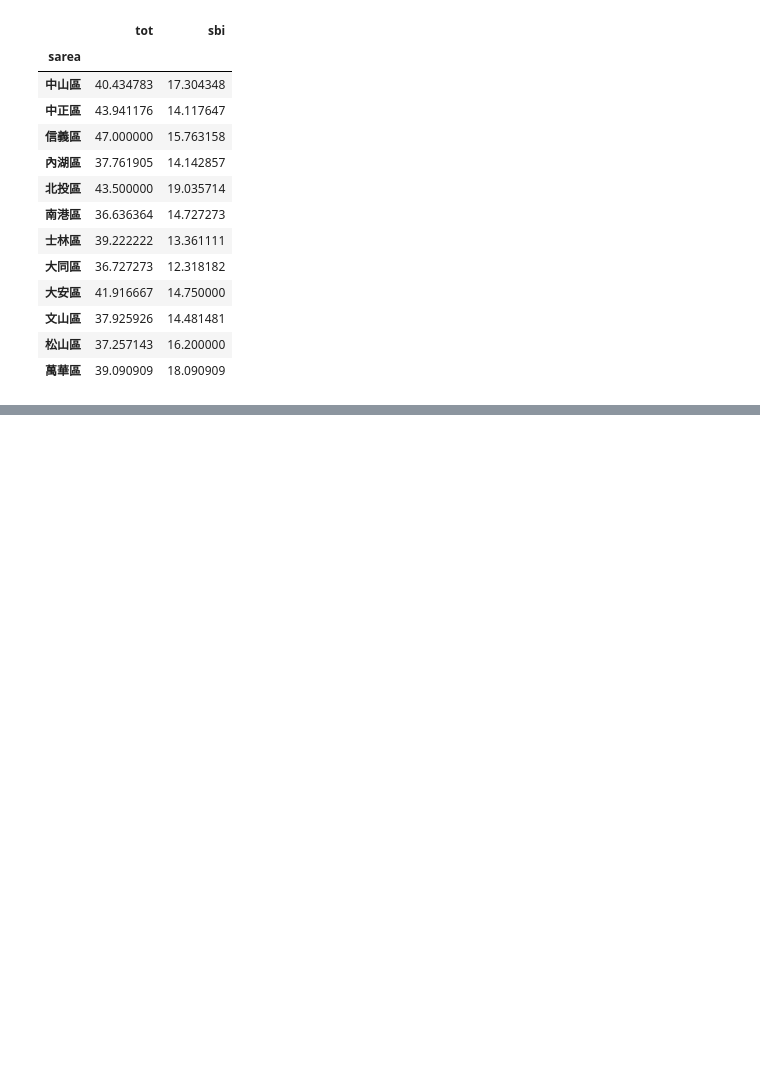
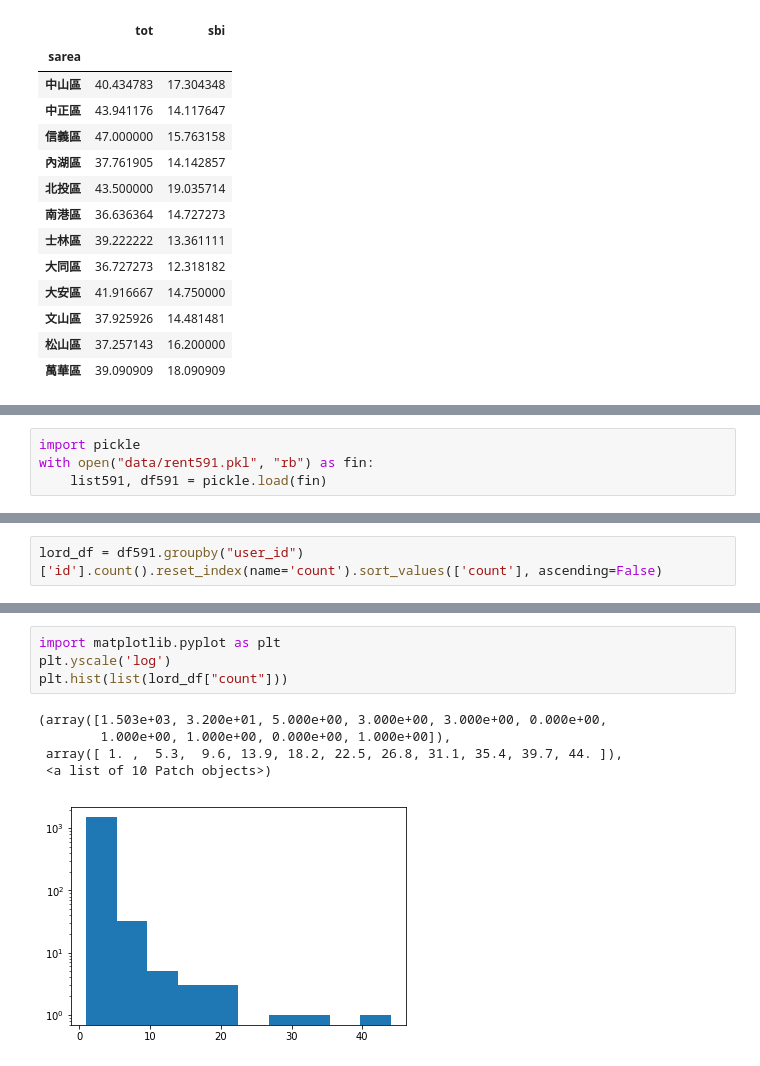
Before and after one commit to p4css/PSS107, a Jupyter notebook: P07_pandas.ipynb, the cells around one changed output, grey strips where cells are left out. Cells and saved outputs as stored; diff of their text form; blank space fills up the shorter version.

```diff
--- a/P07_pandas.ipynb
+++ b/P07_pandas.ipynb
@@ -157,0 +138,4 @@ Name: rm, Length: 400, dtype: int64
+# %%
+import pickle
+with open("data/rent591.pkl", "rb") as fin:
+    list591, df591 = pickle.load(fin)
@@ -157,0 +189,2 @@ Name: rm, Length: 400, dtype: int64
+# %%
+lord_df = df591.groupby("user_id")['id'].count().reset_index(name='count').sort_values(['count'], ascending=False)
@@ -157,0 +225,10 @@ Name: rm, Length: 400, dtype: int64
+# %%
+import matplotlib.pyplot as plt
+plt.yscale('log')
+plt.hist(list(lord_df["count"]))
+# %% [output]
+(array([1.503e+03, 3.200e+01, 5.000e+00, 3.000e+00, 3.000e+00, 0.000e+00,
+        1.000e+00, 1.000e+00, 0.000e+00, 1.000e+00]),
+ array([ 1. ,  5.3,  9.6, 13.9, 18.2, 22.5, 26.8, 31.1, 35.4, 39.7, 44. ]),
+ <a list of 10 Patch objects>)
+[figure, added]
```
Also changed, not shown: parts of 14 cells of this notebook, 1 other file.
